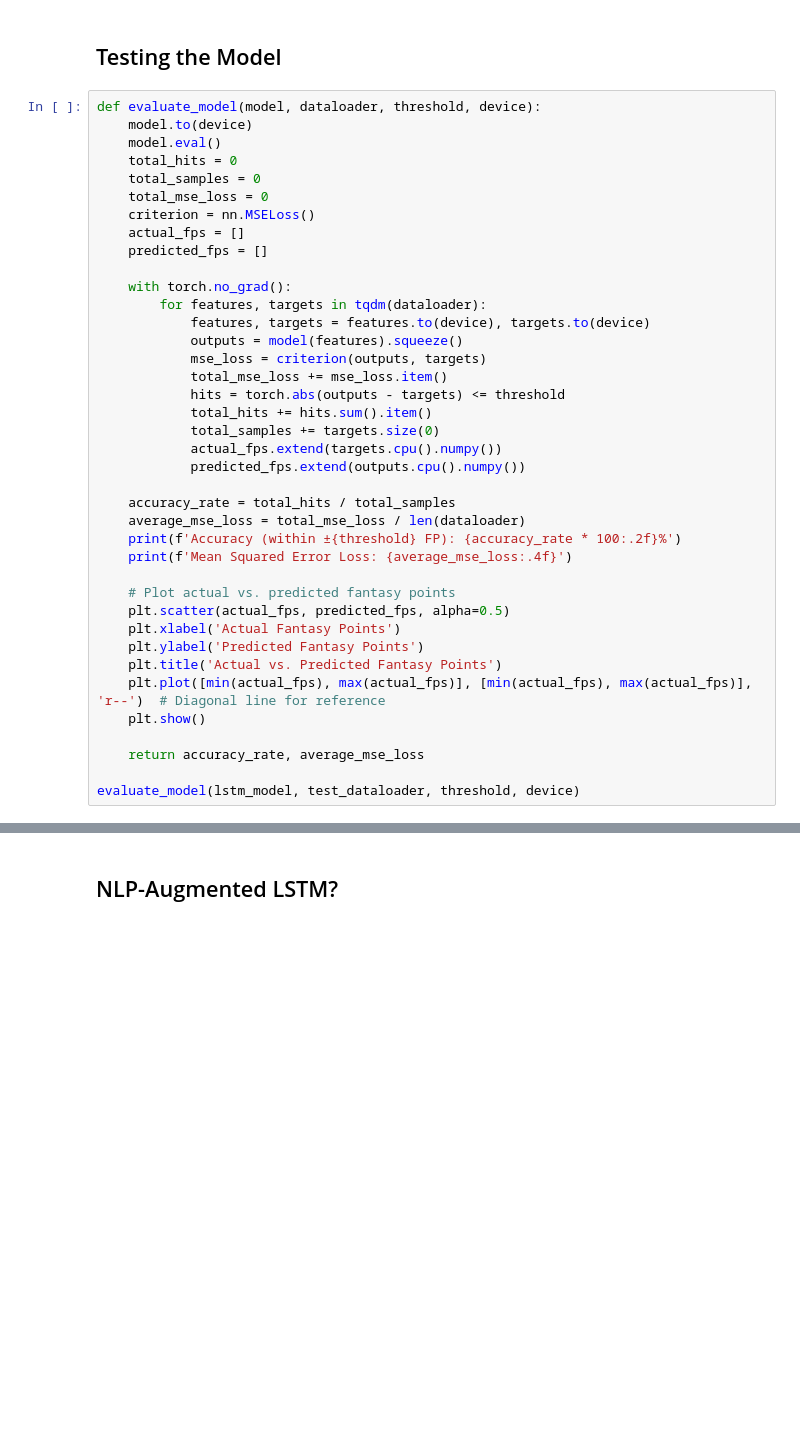
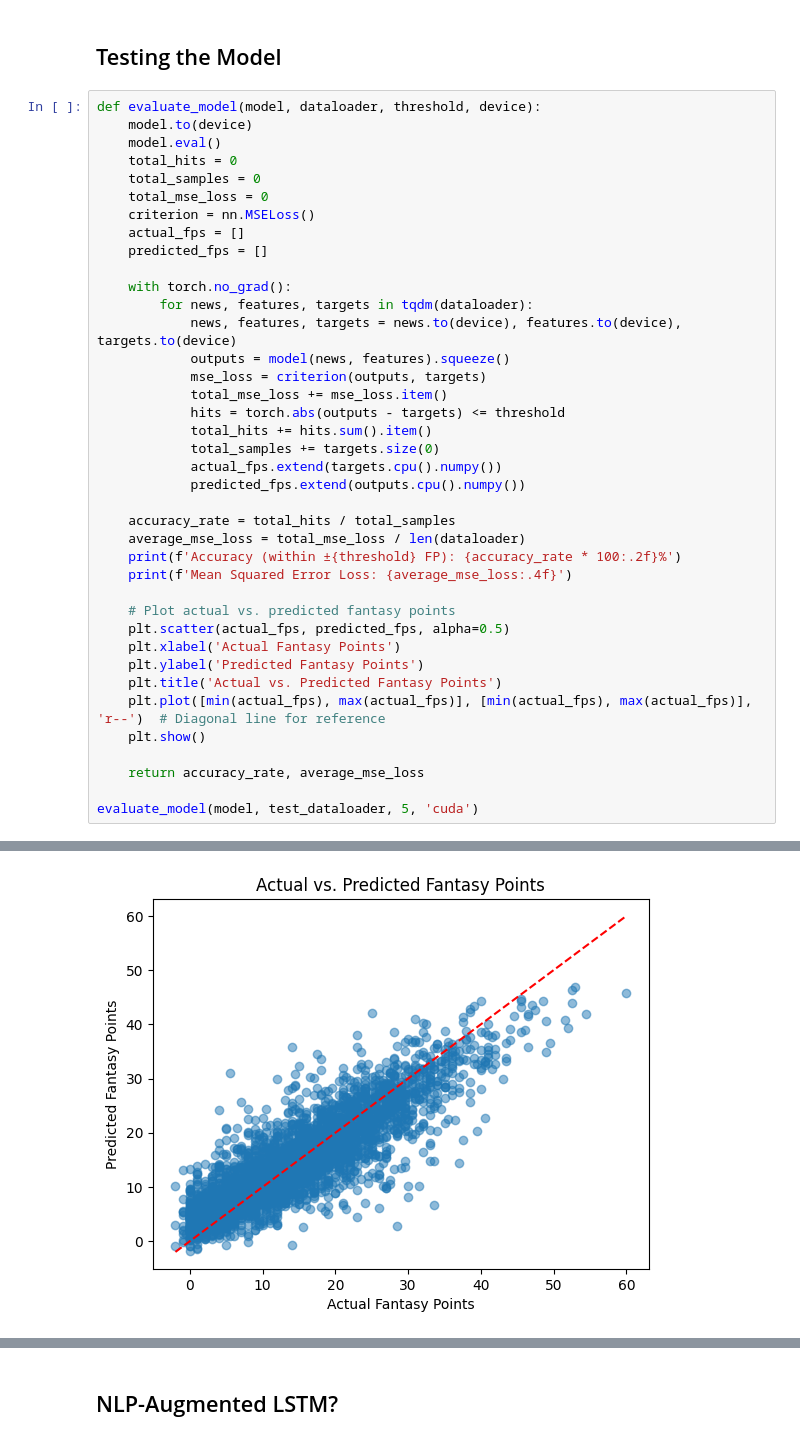
Before and after one commit to BerkeAltiparmak/SportSense.AI, a Jupyter notebook: Convolutional_LSTM.ipynb, the cells around one changed output, grey strips where cells are left out. Cells and saved outputs as stored; diff of their text form; blank space fills up the shorter version.

Commit message:
Updated an working LSTM with Convolutional Layers
Integrating news-reading capabilities into SportSense.ai by introducing a convolutional layer as an input for the LSTM

```diff
--- a/Convolutional_LSTM.ipynb
+++ b/Convolutional_LSTM.ipynb
@@ -674,9 +679,9 @@ def evaluate_model(model, dataloader, threshold, device):
     predicted_fps = []
 
     with torch.no_grad():
-        for features, targets in tqdm(dataloader):
-            features, targets = features.to(device), targets.to(device)
-            outputs = model(features).squeeze()
+        for news, features, targets in tqdm(dataloader):
+            news, features, targets = news.to(device), features.to(device), targets.to(device)
+            outputs = model(news, features).squeeze()
             mse_loss = criterion(outputs, targets)
             total_mse_loss += mse_loss.item()
             hits = torch.abs(outputs - targets) <= threshold
@@ -700,5 +705,5 @@ def evaluate_model(model, dataloader, threshold, device):
 
     return accuracy_rate, average_mse_loss
 
-evaluate_model(lstm_model, test_dataloader, threshold, device)
+evaluate_model(model, test_dataloader, 5, 'cuda')
 # %% [output]
@@ -705,0 +712 @@ NameError: name 'lstm_model' is not defined
+[figure, added]
```
Also changed, not shown: parts of 11 cells of this notebook.
